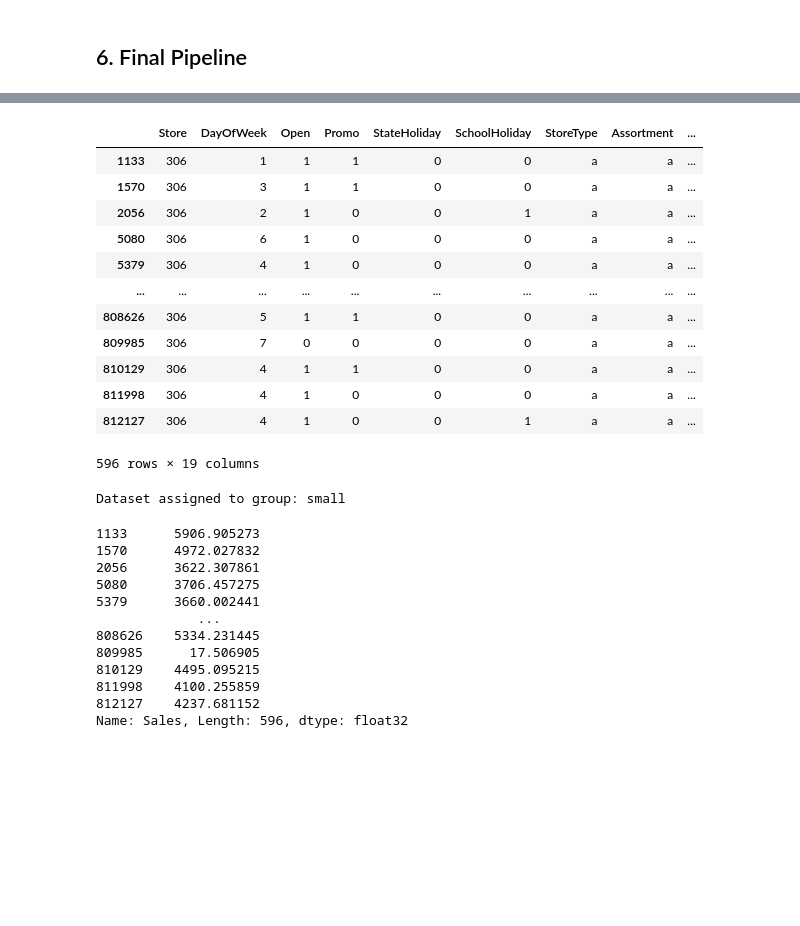
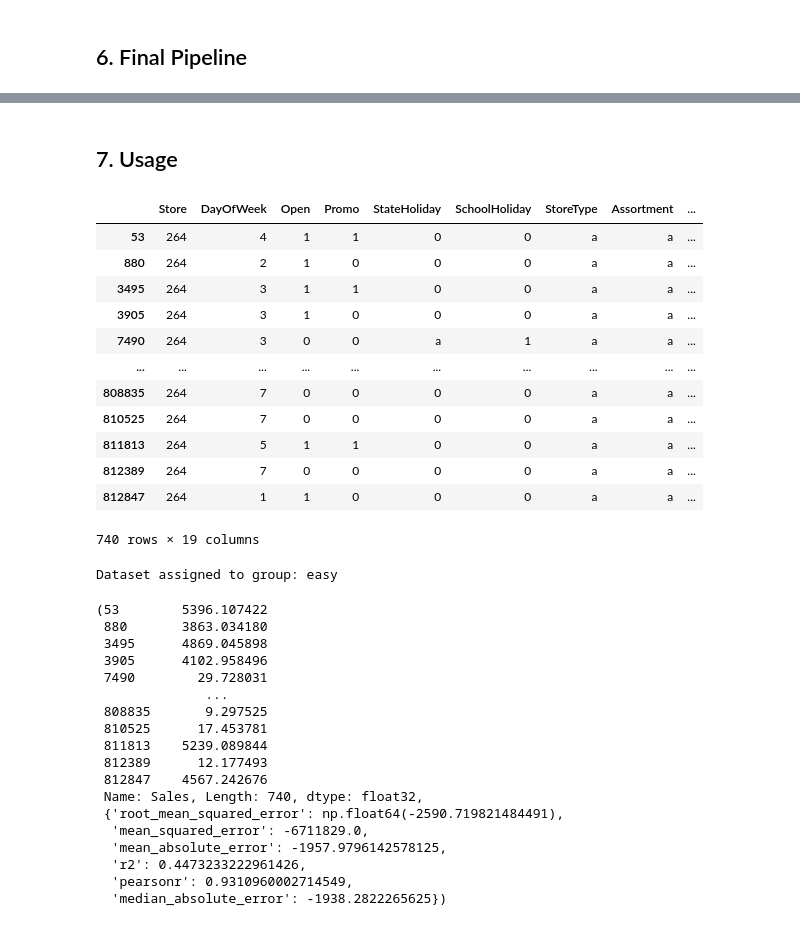
Before and after one commit to SepidehGhorbanian/Research_Project, a Jupyter notebook: main.ipynb, the cells around one changed output, grey strips where cells are left out. Drawn from its saved outputs; the diff is of its cells as text; code cells hidden in the pictures; blank space fills up the shorter version.

```diff
--- a/main.ipynb
+++ b/main.ipynb
@@ -222,16 +245,0 @@ def predict_for_dataset(new_df):
-# %%
-stores["store_306"]
-# %% [output]
-|  | Store | DayOfWeek | Open | Promo | StateHoliday | SchoolHoliday | StoreType | Assortment | ... |
-| 1133 | 306 | 1 | 1 | 1 | 0 | 0 | a | a | ... |
-| 1570 | 306 | 3 | 1 | 1 | 0 | 0 | a | a | ... |
-| 2056 | 306 | 2 | 1 | 0 | 0 | 1 | a | a | ... |
-| 5080 | 306 | 6 | 1 | 0 | 0 | 0 | a | a | ... |
-| 5379 | 306 | 4 | 1 | 0 | 0 | 0 | a | a | ... |
-| ... | ... | ... | ... | ... | ... | ... | ... | ... | ... |
-| 808626 | 306 | 5 | 1 | 1 | 0 | 0 | a | a | ... |
-| 809985 | 306 | 7 | 0 | 0 | 0 | 0 | a | a | ... |
-| 810129 | 306 | 4 | 1 | 1 | 0 | 0 | a | a | ... |
-| 811998 | 306 | 4 | 1 | 0 | 0 | 0 | a | a | ... |
-| 812127 | 306 | 4 | 1 | 0 | 0 | 1 | a | a | ... |
-596 rows × 19 columns
@@ -240,19 +246,18 @@ incoming_df = stores["store_306"]
-# %%
-preds = predict_for_dataset(incoming_df)
-# %% [output]
-Dataset assigned to group: small
-# %%
-preds
-# %% [output]
-1133      5906.905273
-1570      4972.027832
-2056      3622.307861
-5080      3706.457275
-5379      3660.002441
-             ...
-808626    5334.231445
-809985      17.506905
-810129    4495.095215
-811998    4100.255859
-812127    4237.681152
-Name: Sales, Length: 596, dtype: float32
+# %% [markdown]
+## 7. Usage
+# %%
+stores["store_264"]
+# %% [output]
+|  | Store | DayOfWeek | Open | Promo | StateHoliday | SchoolHoliday | StoreType | Assortment | ... |
+| 53 | 264 | 4 | 1 | 1 | 0 | 0 | a | a | ... |
+| 880 | 264 | 2 | 1 | 0 | 0 | 0 | a | a | ... |
+| 3495 | 264 | 3 | 1 | 1 | 0 | 0 | a | a | ... |
+| 3905 | 264 | 3 | 1 | 0 | 0 | 0 | a | a | ... |
+| 7490 | 264 | 3 | 0 | 0 | a | 1 | a | a | ... |
+| ... | ... | ... | ... | ... | ... | ... | ... | ... | ... |
+| 808835 | 264 | 7 | 0 | 0 | 0 | 0 | a | a | ... |
+| 810525 | 264 | 7 | 0 | 0 | 0 | 0 | a | a | ... |
+| 811813 | 264 | 5 | 1 | 1 | 0 | 0 | a | a | ... |
+| 812389 | 264 | 7 | 0 | 0 | 0 | 0 | a | a | ... |
+| 812847 | 264 | 1 | 1 | 0 | 0 | 0 | a | a | ... |
+740 rows × 19 columns
@@ -258,0 +266,23 @@ Name: Sales, Length: 596, dtype: float32
+# %%
+preds = predict_for_dataset(incoming_df)
+preds
+# %% [output]
+Dataset assigned to group: easy
+(53        5396.107422
+ 880       3863.034180
+ 3495      4869.045898
+ 3905      4102.958496
+ 7490        29.728031
+              ...
+ 808835       9.297525
+ 810525      17.453781
+ 811813    5239.089844
+ 812389      12.177493
+ 812847    4567.242676
+ Name: Sales, Length: 740, dtype: float32,
+ {'root_mean_squared_error': np.float64(-2590.719821484491),
+  'mean_squared_error': -6711829.0,
+  'mean_absolute_error': -1957.9796142578125,
+  'r2': 0.4473233222961426,
+  'pearsonr': 0.9310960002714549,
+  'median_absolute_error': -1938.2822265625})
```
Also changed, not shown: parts of 22 cells of this notebook.
